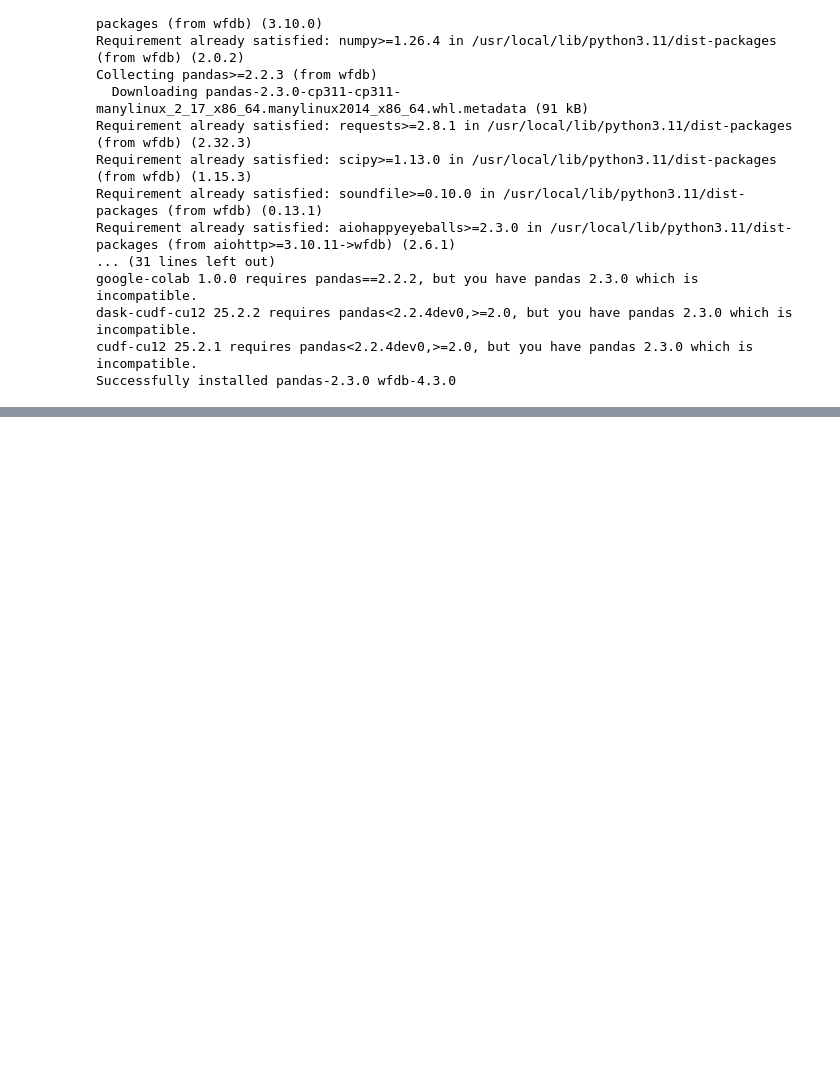
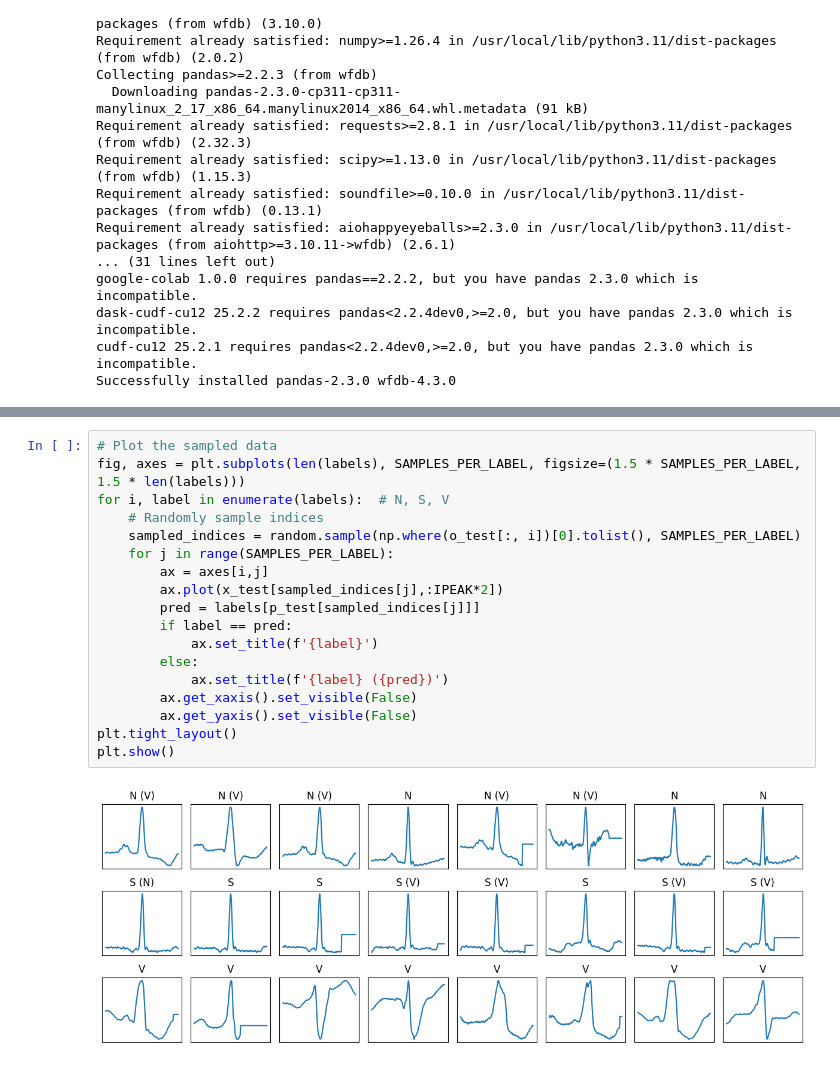
Before and after one commit to ellieshin12/vital_nana, a Jupyter notebook: mit_bih_arrhythmia.ipynb, the cells around one changed output, grey strips where cells are left out. Cells and saved outputs as stored; diff of their text form; blank space fills up the shorter version.

```diff
--- a/mit_bih_arrhythmia.ipynb
+++ b/mit_bih_arrhythmia.ipynb
@@ -139,0 +289,20 @@ print(df_rhythms.groupby('rhythm_type')['count'].sum().sort_values(ascending=Fal
+# %%
+# Plot the sampled data
+fig, axes = plt.subplots(len(labels), SAMPLES_PER_LABEL, figsize=(1.5 * SAMPLES_PER_LABEL, 1.5 * len(labels)))
+for i, label in enumerate(labels):  # N, S, V
+    # Randomly sample indices
+    sampled_indices = random.sample(np.where(o_test[:, i])[0].tolist(), SAMPLES_PER_LABEL)
+    for j in range(SAMPLES_PER_LABEL):
+        ax = axes[i,j]
+        ax.plot(x_test[sampled_indices[j],:IPEAK*2])
+        pred = labels[p_test[sampled_indices[j]]]
+        if label == pred:
+            ax.set_title(f'{label}')
+        else:
+            ax.set_title(f'{label} ({pred})')
+        ax.get_xaxis().set_visible(False)
+        ax.get_yaxis().set_visible(False)
+plt.tight_layout()
+plt.show()
+# %% [output]
+[figure, added]
```
Also changed, not shown: parts of 5 cells of this notebook.
